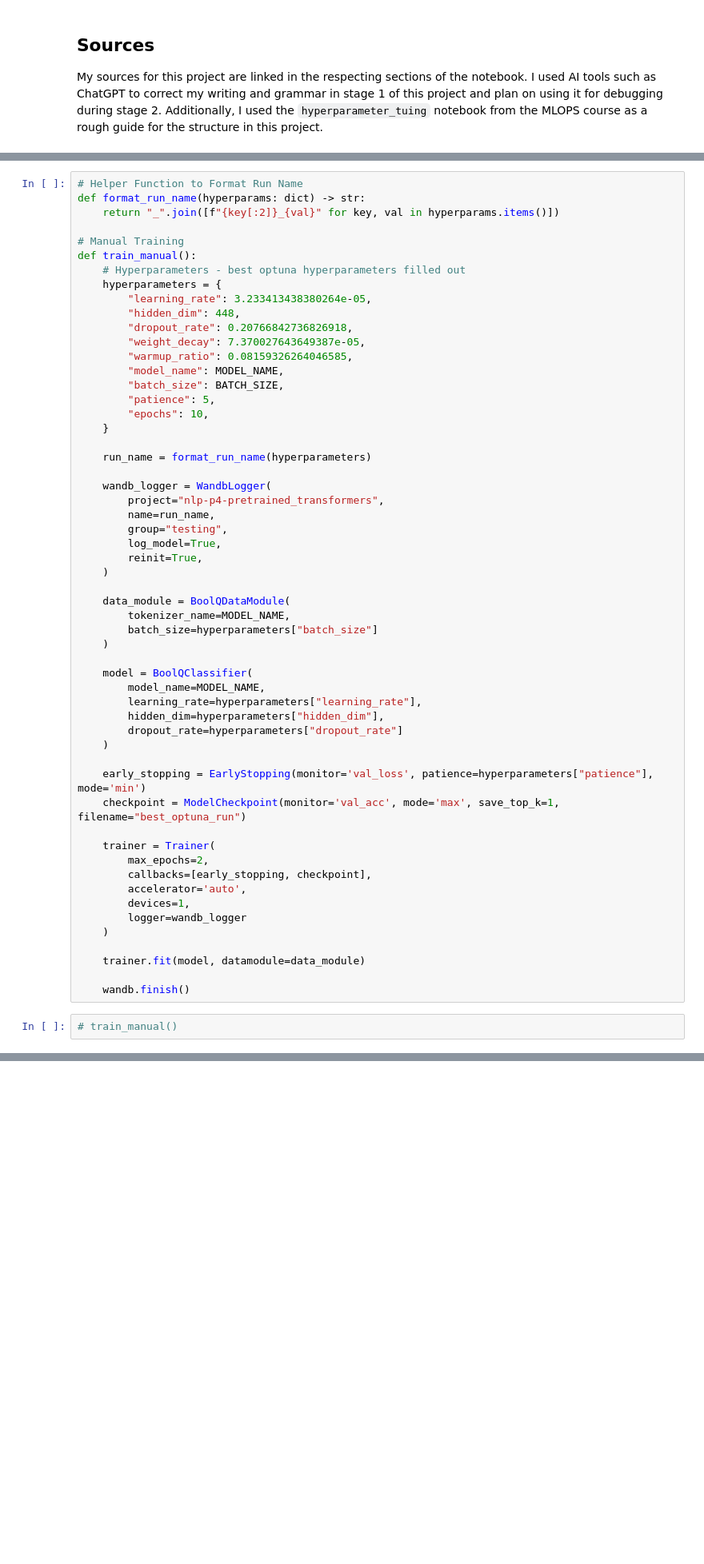
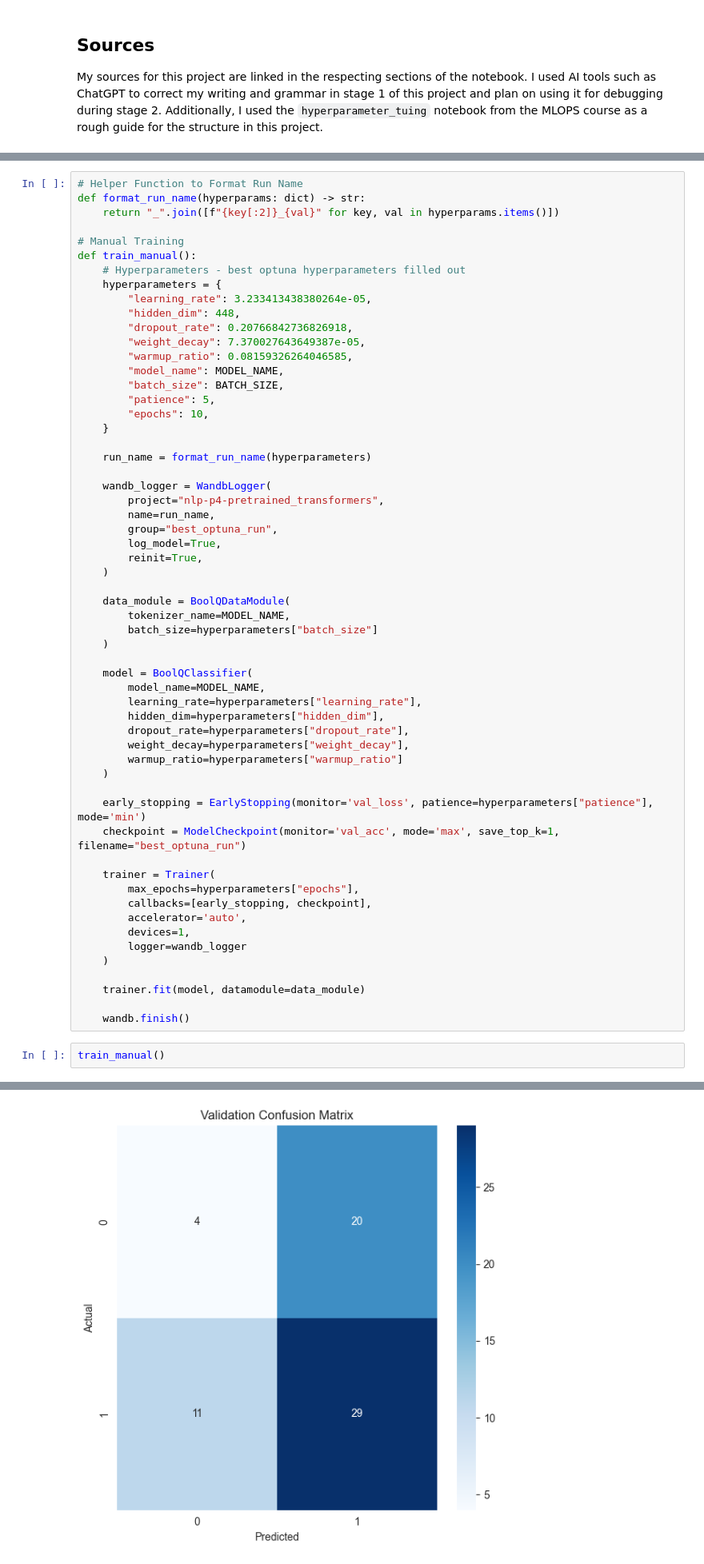
Before and after one commit to aintnoair/nlp, a Jupyter notebook: project-4/project_4-pretrained_transformers-stage_2-thuerig_pascal.ipynb, the cells around one changed output, grey strips where cells are left out. Shown: that part at 80% size. Saved outputs shown, nothing was run; the diff lists cells and outputs as text; blank space fills up the shorter version.

```diff
--- a/project-4/project_4-pretrained_transformers-stage_2-thuerig_pascal.ipynb
+++ b/project-4/project_4-pretrained_transformers-stage_2-thuerig_pascal.ipynb
@@ -500,7 +517,7 @@ def train_manual():
     wandb_logger = WandbLogger(
         project="nlp-p4-pretrained_transformers",
         name=run_name,
-        group="testing",
+        group="best_optuna_run",
         log_model=True,
         reinit=True,
     )
@@ -514,14 +531,16 @@ def train_manual():
         model_name=MODEL_NAME,
         learning_rate=hyperparameters["learning_rate"],
         hidden_dim=hyperparameters["hidden_dim"],
-        dropout_rate=hyperparameters["dropout_rate"]
+        dropout_rate=hyperparameters["dropout_rate"],
+        weight_decay=hyperparameters["weight_decay"],
+        warmup_ratio=hyperparameters["warmup_ratio"]
     )
 
     early_stopping = EarlyStopping(monitor='val_loss', patience=hyperparameters["patience"], mode='min')
     checkpoint = ModelCheckpoint(monitor='val_acc', mode='max', save_top_k=1, filename="best_optuna_run")
 
     trainer = Trainer(
-        max_epochs=2,
+        max_epochs=hyperparameters["epochs"],
         callbacks=[early_stopping, checkpoint],
         accelerator='auto',
         devices=1,
@@ -532,4 +551,5 @@ def train_manual():
 
     wandb.finish()
 # %%
-# train_manual()
+train_manual()
+# %% [output]
@@ -535,0 +582 @@ def train_manual():
+[figure, added]
```
Also changed, not shown: parts of 12 cells of this notebook.
